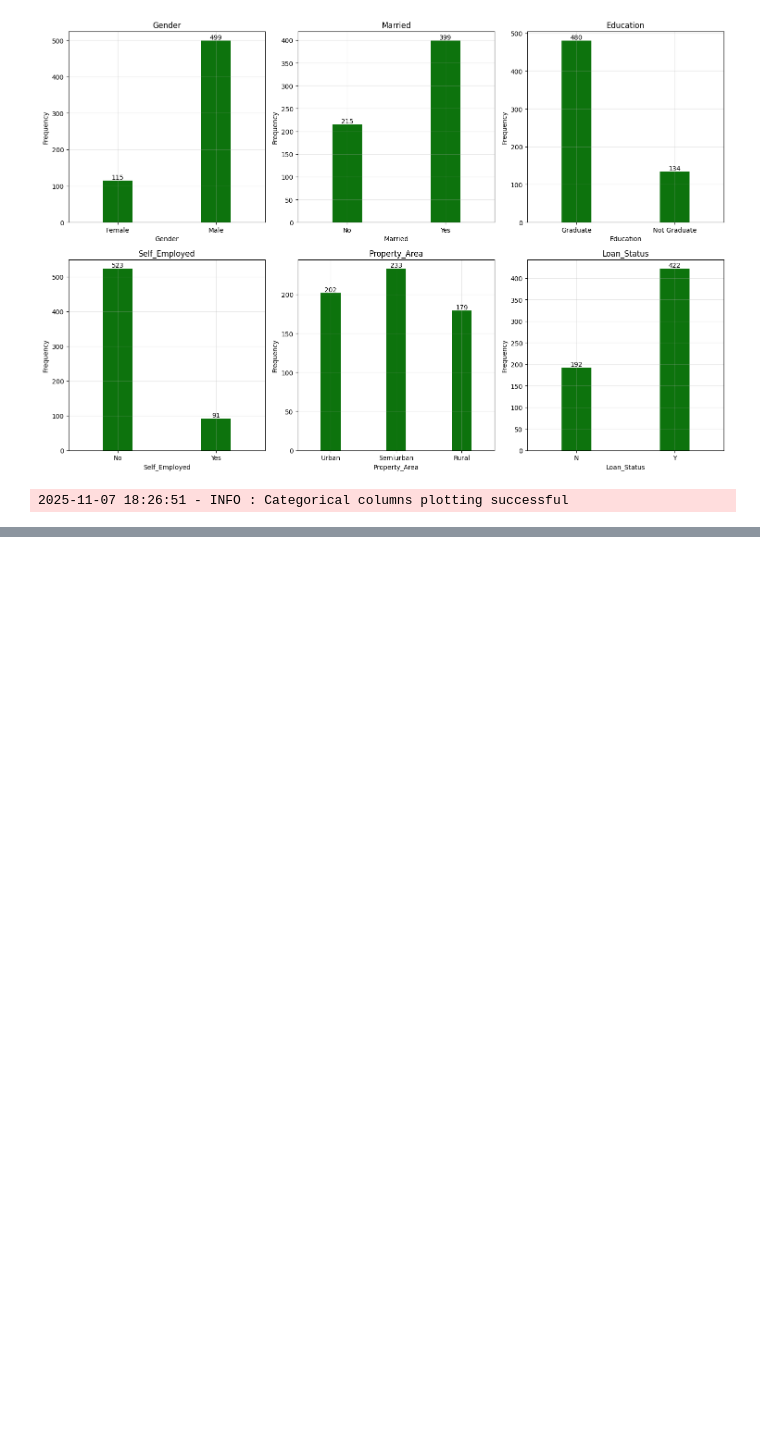
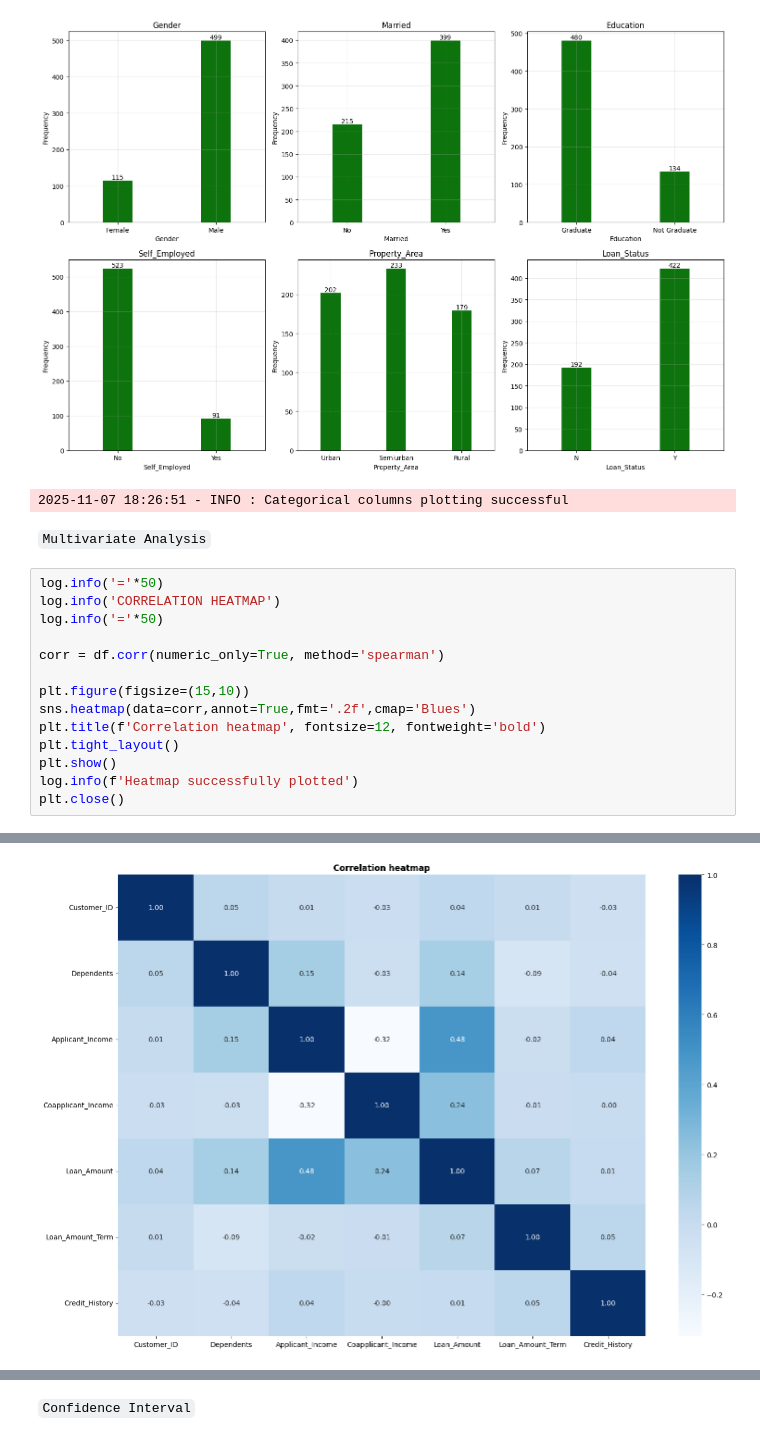
Before and after one commit to Maxwell-Selassie/Loan-Eligibility-Prediction, a Jupyter notebook: notebooks/EDA_pipeline.ipynb, the cells around one changed output, grey strips where cells are left out. Drawn from its saved outputs; the diff is of its cells as text; blank space fills up the shorter version.

```diff
--- a/notebooks/EDA_pipeline.ipynb
+++ b/notebooks/EDA_pipeline.ipynb
@@ -288,3 +309,20 @@ plt.close()
 2025-11-07 18:26:49 - INFO : ==================================================
 [figure]
 2025-11-07 18:26:51 - INFO : Categorical columns plotting successful
+# %% [markdown]
+`Multivariate Analysis`
+# %%
+log.info('='*50)
+log.info('CORRELATION HEATMAP')
+log.info('='*50)
+
+corr = df.corr(numeric_only=True, method='spearman')
+
+plt.figure(figsize=(15,10))
+sns.heatmap(data=corr,annot=True,fmt='.2f',cmap='Blues')
+plt.title(f'Correlation heatmap', fontsize=12, fontweight='bold')
+plt.tight_layout()
+plt.show()
+log.info(f'Heatmap successfully plotted')
+plt.close()
+# %% [output]
@@ -290,0 +332 @@ plt.close()
+[figure, added]
@@ -290,0 +334,2 @@ plt.close()
+# %% [markdown]
+`Confidence Interval`
```
Also changed, not shown: parts of 3 cells of this notebook, 3 other files.
